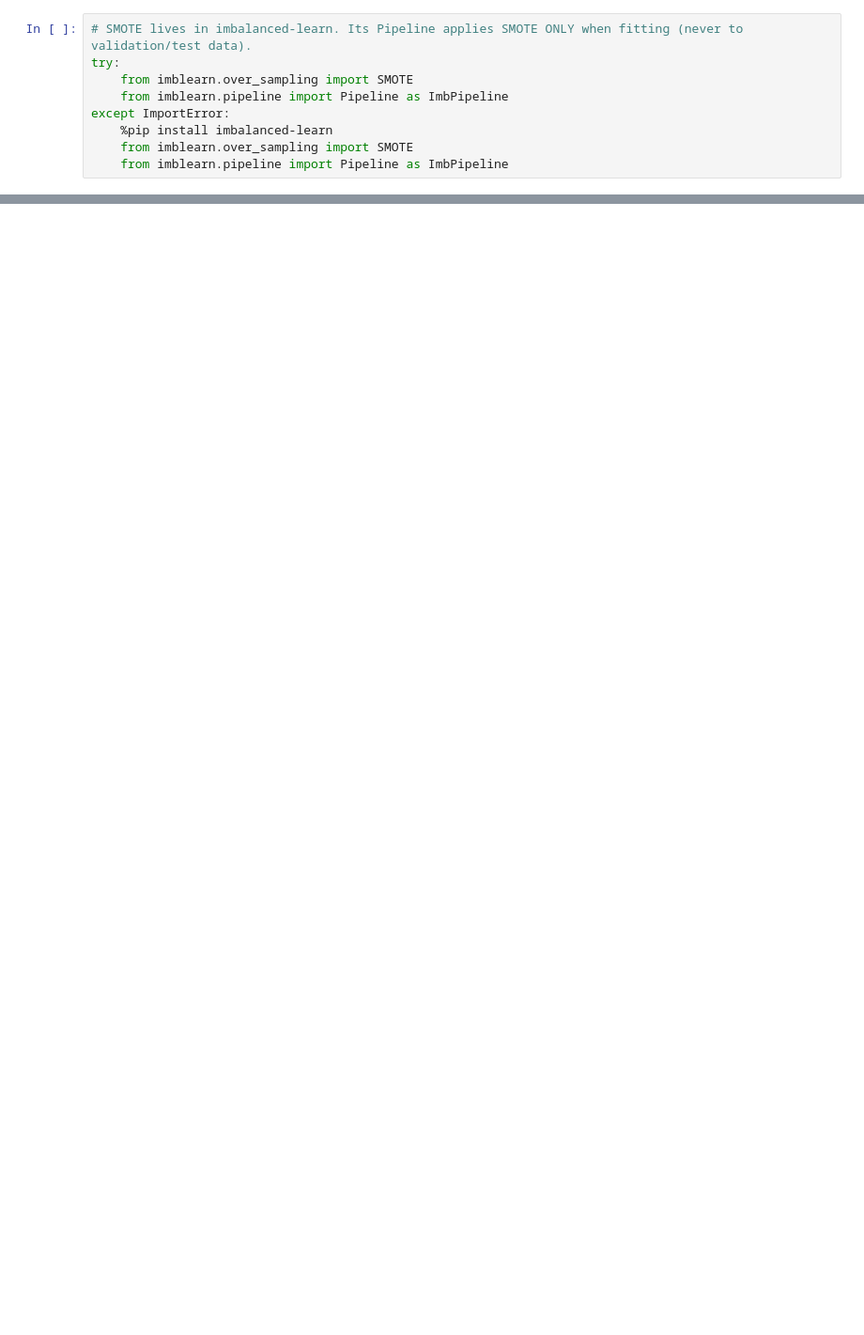
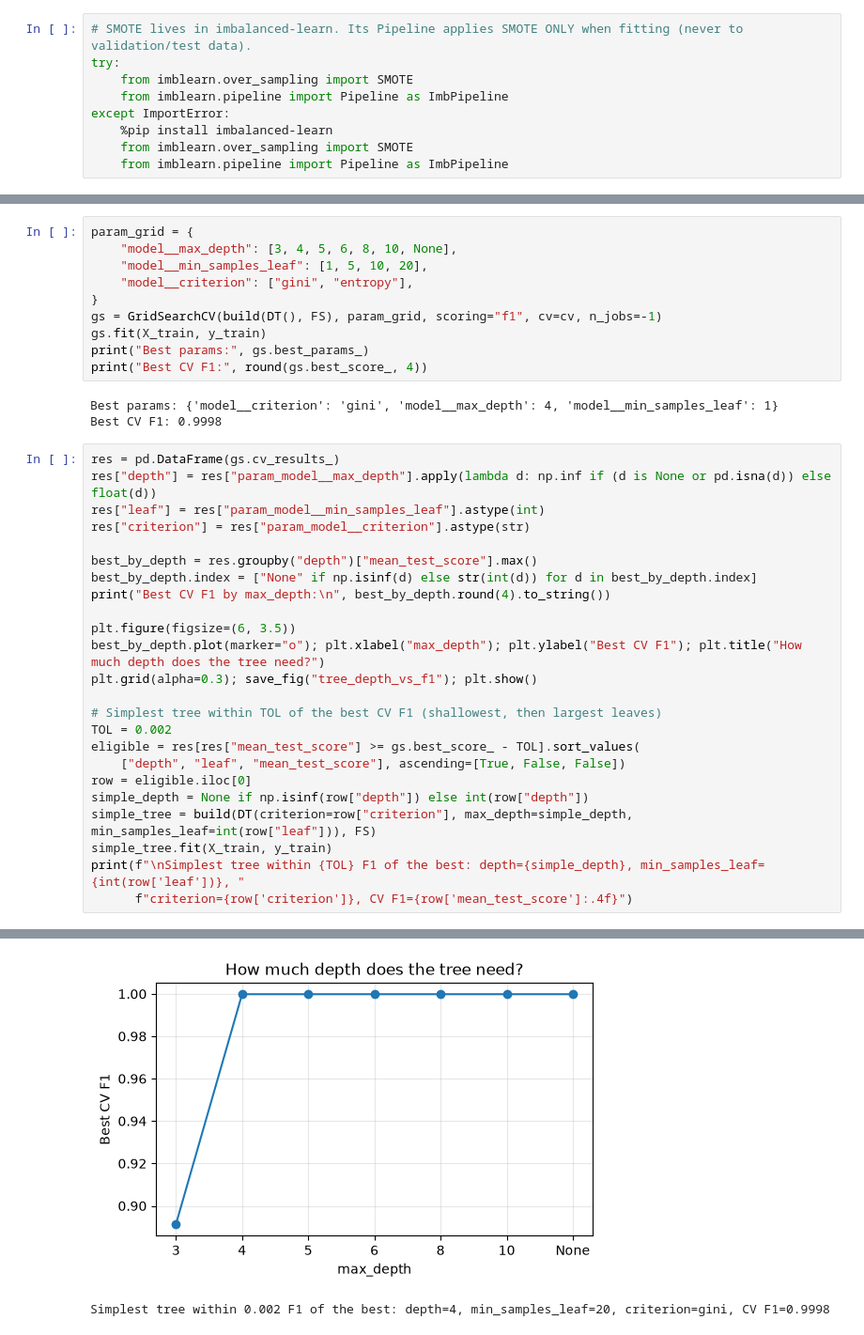
Before and after one commit to AbeshuK/Loan-Approval-Prediction, a Jupyter notebook: loan_approval_prediction.ipynb, the cells around one changed output, grey strips where cells are left out. Shown at 94% size. Saved outputs shown, nothing was run; the diff lists cells and outputs as text; blank space fills up the shorter version.

```diff
--- a/loan_approval_prediction.ipynb
+++ b/loan_approval_prediction.ipynb
@@ -302,0 +458,38 @@ plt.tight_layout(); plt.show()
+# %%
+param_grid = {
+    "model__max_depth": [3, 4, 5, 6, 8, 10, None],
+    "model__min_samples_leaf": [1, 5, 10, 20],
+    "model__criterion": ["gini", "entropy"],
+}
+gs = GridSearchCV(build(DT(), FS), param_grid, scoring="f1", cv=cv, n_jobs=-1)
+gs.fit(X_train, y_train)
+print("Best params:", gs.best_params_)
+print("Best CV F1:", round(gs.best_score_, 4))
+# %% [output]
+Best params: {'model__criterion': 'gini', 'model__max_depth': 4, 'model__min_samples_leaf': 1}
+Best CV F1: 0.9998
+# %%
+res = pd.DataFrame(gs.cv_results_)
+res["depth"] = res["param_model__max_depth"].apply(lambda d: np.inf if (d is None or pd.isna(d)) else float(d))
+res["leaf"] = res["param_model__min_samples_leaf"].astype(int)
+res["criterion"] = res["param_model__criterion"].astype(str)
+
+best_by_depth = res.groupby("depth")["mean_test_score"].max()
+best_by_depth.index = ["None" if np.isinf(d) else str(int(d)) for d in best_by_depth.index]
+print("Best CV F1 by max_depth:\n", best_by_depth.round(4).to_string())
+
+plt.figure(figsize=(6, 3.5))
+best_by_depth.plot(marker="o"); plt.xlabel("max_depth"); plt.ylabel("Best CV F1"); plt.title("How much depth does the tree need?")
+plt.grid(alpha=0.3); save_fig("tree_depth_vs_f1"); plt.show()
+
+# Simplest tree within TOL of the best CV F1 (shallowest, then largest leaves)
+TOL = 0.002
+eligible = res[res["mean_test_score"] >= gs.best_score_ - TOL].sort_values(
+    ["depth", "leaf", "mean_test_score"], ascending=[True, False, False])
+row = eligible.iloc[0]
+simple_depth = None if np.isinf(row["depth"]) else int(row["depth"])
+simple_tree = build(DT(criterion=row["criterion"], max_depth=simple_depth, min_samples_leaf=int(row["leaf"])), FS)
+simple_tree.fit(X_train, y_train)
+print(f"\nSimplest tree within {TOL} F1 of the best: depth={simple_depth}, min_samples_leaf={int(row['leaf'])}, "
+      f"criterion={row['criterion']}, CV F1={row['mean_test_score']:.4f}")
+# %% [output]
@@ -302,0 +504,2 @@ plt.tight_layout(); plt.show()
+[figure, added]
+Simplest tree within 0.002 F1 of the best: depth=4, min_samples_leaf=20, criterion=gini, CV F1=0.9998
```
Also changed, not shown: parts of 68 cells of this notebook, 13 other files.
